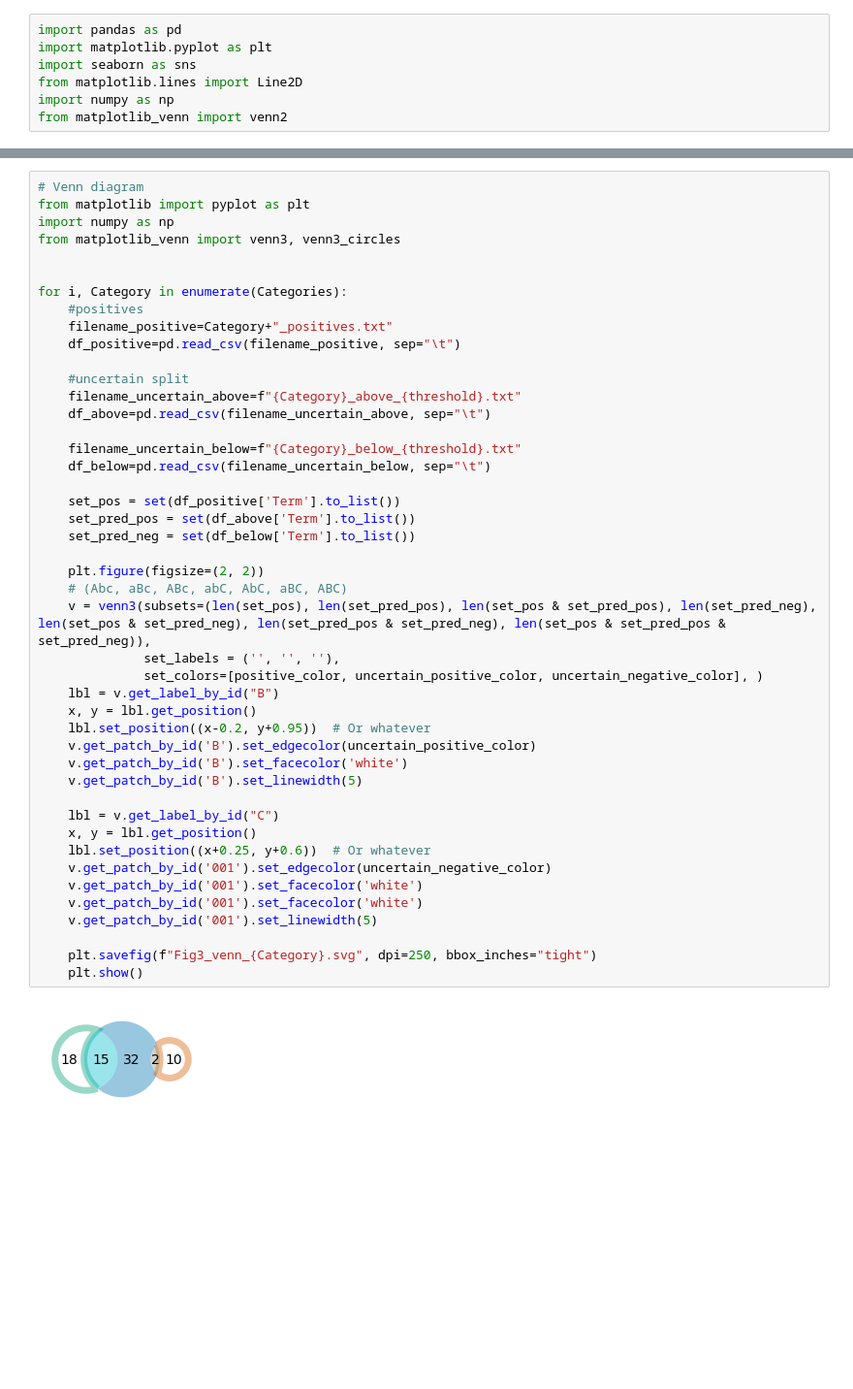
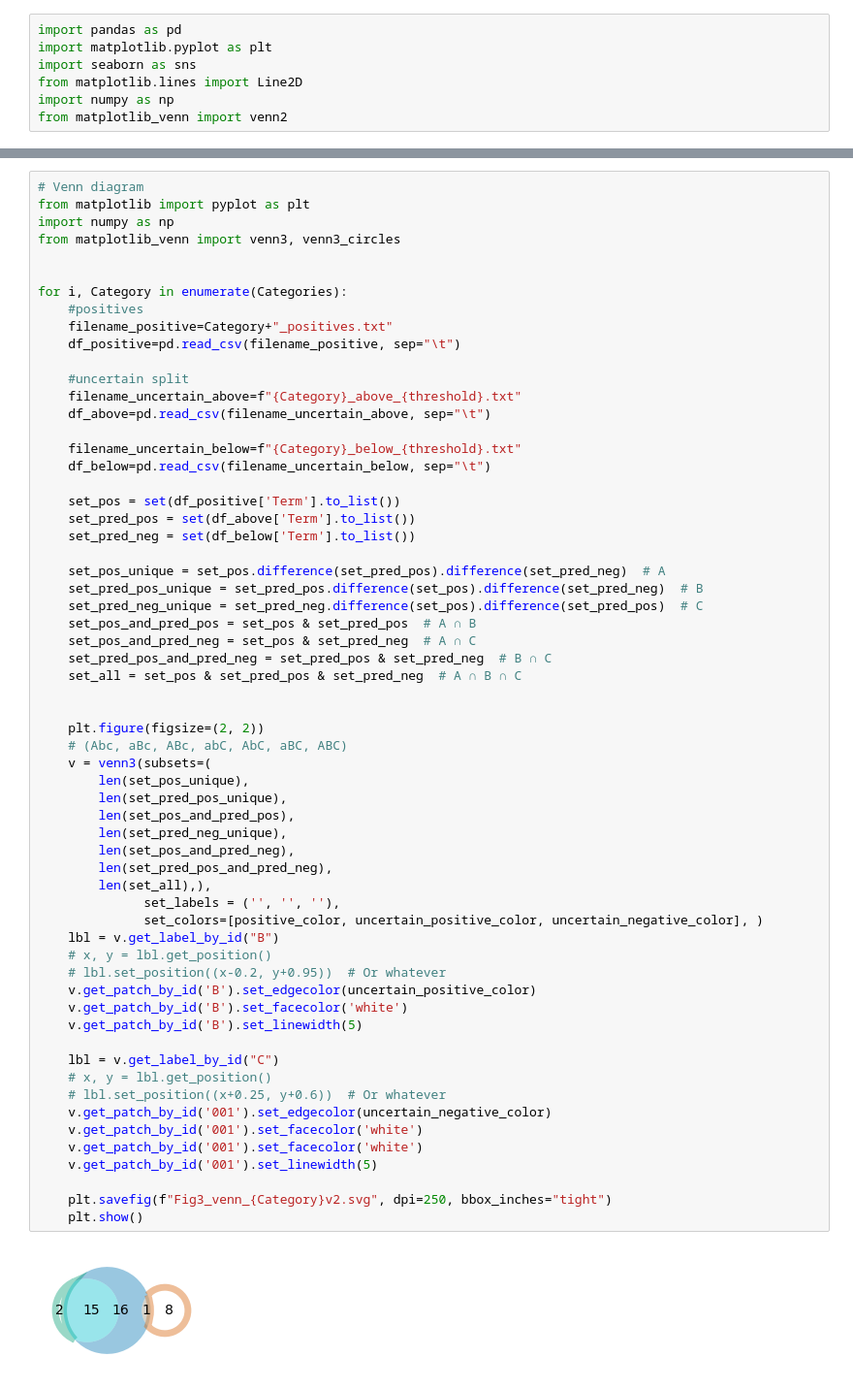
Before and after one commit to marsico-lab/TransFactor, a Jupyter notebook: manuscript/go_term_enrichment/Plot DAVID gene enrichment.ipynb, the cells around one changed output, grey strips where cells are left out. Shown at 97% size. Saved outputs shown, nothing was run; the diff lists cells and outputs as text; blank space fills up the shorter version.

```diff
--- a/manuscript/go_term_enrichment/Plot DAVID gene enrichment.ipynb
+++ b/manuscript/go_term_enrichment/Plot DAVID gene enrichment.ipynb
@@ -27,37 +25,53 @@ for i, Category in enumerate(Categories):
     df_positive=pd.read_csv(filename_positive, sep="\t")
 
     #uncertain split
     filename_uncertain_above=f"{Category}_above_{threshold}.txt"
     df_above=pd.read_csv(filename_uncertain_above, sep="\t")
 
     filename_uncertain_below=f"{Category}_below_{threshold}.txt"
     df_below=pd.read_csv(filename_uncertain_below, sep="\t")
 
     set_pos = set(df_positive['Term'].to_list())
     set_pred_pos = set(df_above['Term'].to_list())
     set_pred_neg = set(df_below['Term'].to_list())
 
+    set_pos_unique = set_pos.difference(set_pred_pos).difference(set_pred_neg)  # A
+    set_pred_pos_unique = set_pred_pos.difference(set_pos).difference(set_pred_neg)  # B
+    set_pred_neg_unique = set_pred_neg.difference(set_pos).difference(set_pred_pos)  # C
+    set_pos_and_pred_pos = set_pos & set_pred_pos  # A ∩ B
+    set_pos_and_pred_neg = set_pos & set_pred_neg  # A ∩ C
+    set_pred_pos_and_pred_neg = set_pred_pos & set_pred_neg  # B ∩ C
+    set_all = set_pos & set_pred_pos & set_pred_neg  # A ∩ B ∩ C
+
+
     plt.figure(figsize=(2, 2))
     # (Abc, aBc, ABc, abC, AbC, aBC, ABC)
-    v = venn3(subsets=(len(set_pos), len(set_pred_pos), len(set_pos & set_pred_pos), len(set_pred_neg), len(set_pos & set_pred_neg), len(set_pred_pos & set_pred_neg), len(set_pos & set_pred_pos & set_pred_neg)),
+    v = venn3(subsets=(
+        len(set_pos_unique),
+        len(set_pred_pos_unique),
+        len(set_pos_and_pred_pos),
+        len(set_pred_neg_unique),
+        len(set_pos_and_pred_neg),
+        len(set_pred_pos_and_pred_neg),
+        len(set_all),),
               set_labels = ('', '', ''),
               set_colors=[positive_color, uncertain_positive_color, uncertain_negative_color], )
     lbl = v.get_label_by_id("B")
-    x, y = lbl.get_position()
-    lbl.set_position((x-0.2, y+0.95))  # Or whatever
+    # x, y = lbl.get_position()
+    # lbl.set_position((x-0.2, y+0.95))  # Or whatever
     v.get_patch_by_id('B').set_edgecolor(uncertain_positive_color)
     v.get_patch_by_id('B').set_facecolor('white')
     v.get_patch_by_id('B').set_linewidth(5)
 
     lbl = v.get_label_by_id("C")
-    x, y = lbl.get_position()
-    lbl.set_position((x+0.25, y+0.6))  # Or whatever
+    # x, y = lbl.get_position()
+    # lbl.set_position((x+0.25, y+0.6))  # Or whatever
     v.get_patch_by_id('001').set_edgecolor(uncertain_negative_color)
     v.get_patch_by_id('001').set_facecolor('white')
     v.get_patch_by_id('001').set_facecolor('white')
     v.get_patch_by_id('001').set_linewidth(5)
 
-    plt.savefig(f"Fig3_venn_{Category}.svg", dpi=250, bbox_inches="tight")
+    plt.savefig(f"Fig3_venn_{Category}v2.svg", dpi=250, bbox_inches="tight")
     plt.show()
 # %% [output]
-[figure, old version]
+[figure, new version]
```
Also changed, not shown: parts of 5 cells of this notebook, 17 other files.
